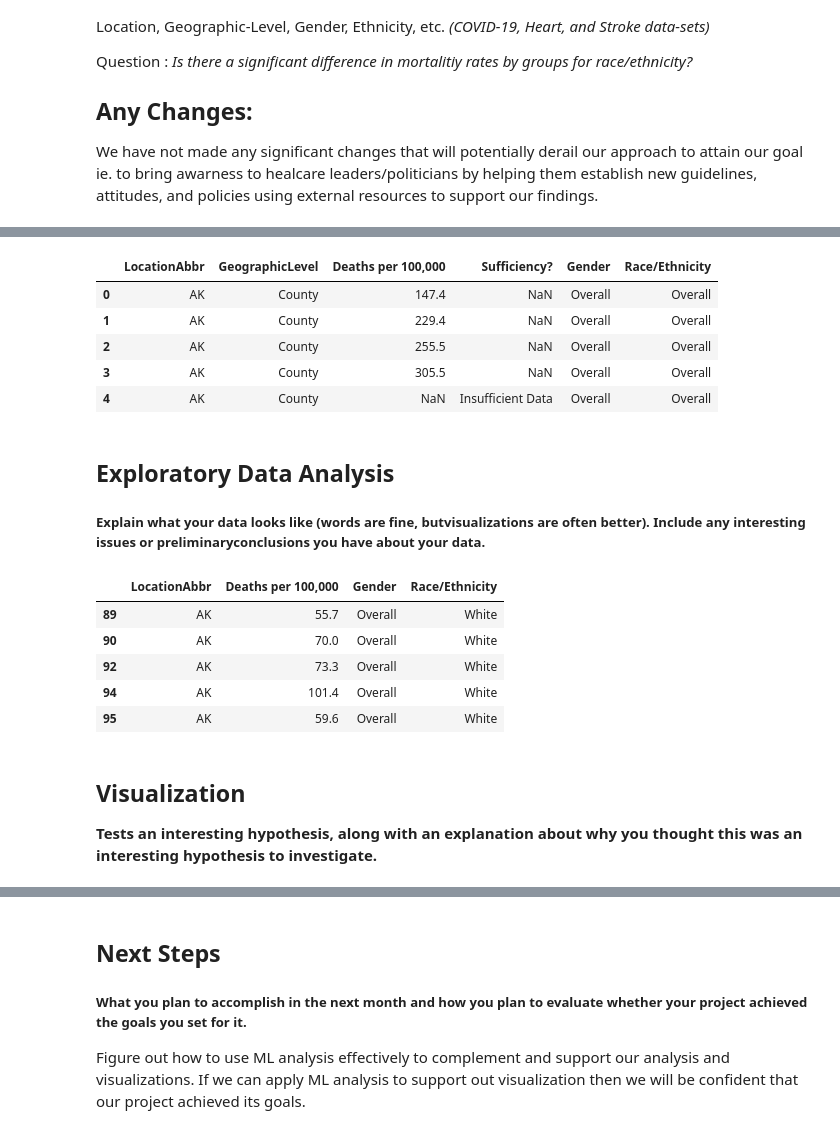
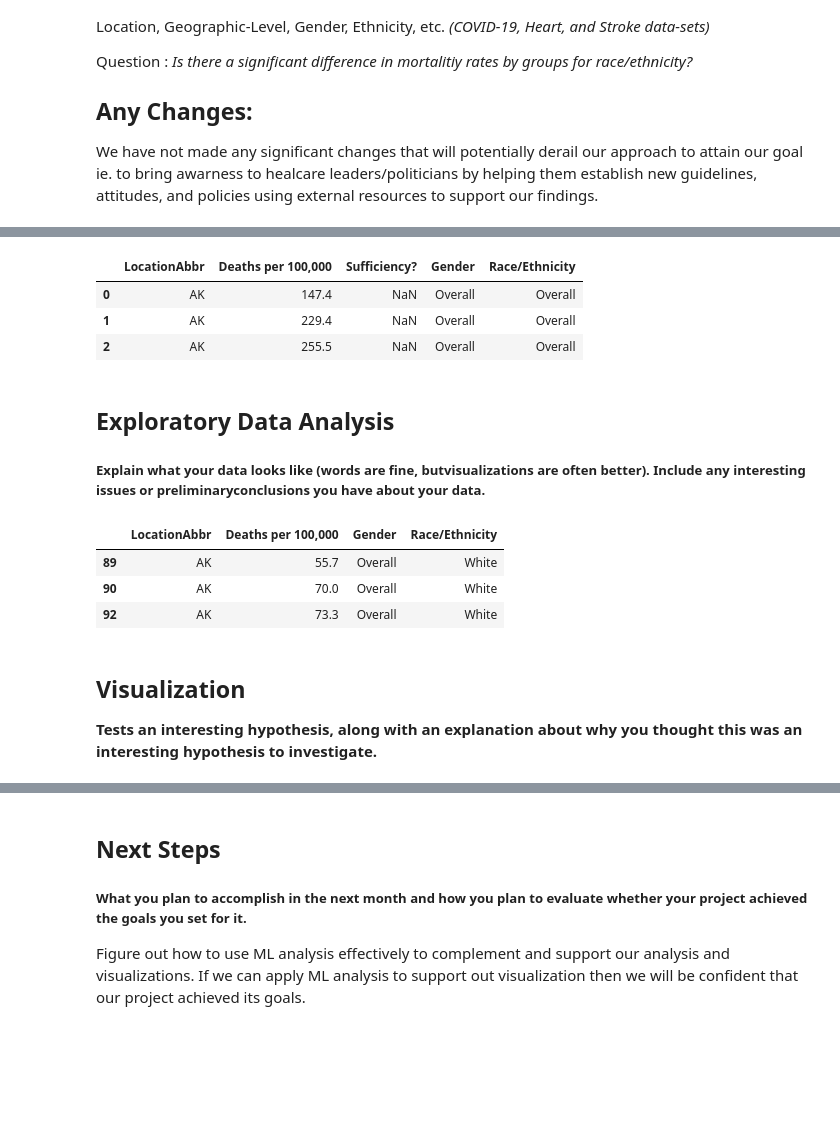
Before and after one commit to uic-cs418/cs418-spring22-quiz-gods, a Jupyter notebook: clean.ipynb, the cells around one changed output, grey strips where cells are left out. Drawn from its saved outputs; the diff is of its cells as text; code cells hidden in the pictures; blank space fills up the shorter version.

```diff
--- a/clean.ipynb
+++ b/clean.ipynb
@@ -53,28 +44,25 @@ strokeDf = removeC(stroke, strokeNotUsed)
 # %%
 #We want data analysis to be easy to process and less time to take, so let's clarify some column values and
 #create a legend key to shorten the column values to look through the dataset
 coviddf = coviddf.rename(columns = {'Non-Hispanic White':'W', 'Non-Hispanic Black or African American': 'B/AA',
                        'Non-Hispanic American Indian or Alaska Native':'AIAN', 'Non-Hispanic Asian':'A',
                         'Non-Hispanic Native Hawaiian or Other Pacific Islander': 'NH/OPI',
                         'Non Hispanic more than one race': 'MultipleRaces', 'Hispanic or Latino' : 'H/L'})
 
 heartDf = heartDf.rename(columns = {'Data_Value': 'Deaths per 100,000', 'Data_Value_Footnote': 'Sufficiency?'
                                ,'Stratification1': 'Gender', 'Stratification2': 'Race/Ethnicity'})
 
 strokeDf = strokeDf.rename(columns = {'Data_Value': 'Deaths per 100,000', 'Data_Value_Footnote': 'Sufficiency?'
                                  ,'Stratification1': 'Gender','Stratification2': 'Race/Ethnicity'})
 
-heartDf.head()
+heartDf.head(3)
 # %% [output]
-|  | LocationAbbr | GeographicLevel | Deaths per 100,000 | Sufficiency? | Gender | Race/Ethnicity |
-| 0 | AK | County | 147.4 | NaN | Overall | Overall |
-| 1 | AK | County | 229.4 | NaN | Overall | Overall |
-| 2 | AK | County | 255.5 | NaN | Overall | Overall |
-| 3 | AK | County | 305.5 | NaN | Overall | Overall |
-| 4 | AK | County | NaN | Insufficient Data | Overall | Overall |
+|  | LocationAbbr | Deaths per 100,000 | Sufficiency? | Gender | Race/Ethnicity |
+| 0 | AK | 147.4 | NaN | Overall | Overall |
+| 1 | AK | 229.4 | NaN | Overall | Overall |
+| 2 | AK | 255.5 | NaN | Overall | Overall |
 # %% [markdown]
-## **Exploratory Data Analysis** <br>
-
+## **Exploratory Data Analysis**
 #####  Explain what your data looks like (words are fine, butvisualizations are often better). Include any interesting issues or preliminaryconclusions you have about your data.
 # %%
 #Cleaning data to remove columns that does not have enough data
@@ -82,8 +70,6 @@ heartDf.head()
 #Filtering data to obtain overall results for gender and clear any insufficient data from our dataset
 heartDf = getSufficientData(heartDf)
 strokeDf = getSufficientData(strokeDf)
-
-
 
 #removing columns for Sufficiency as we only care about the race, death, and gender
 
@@ -92,17 +78,14 @@ heartUpdated = removeC(heartDf, notWanted)
 heartUpdated.head()
 
 strokeUpdated = removeC(strokeDf, notWanted)
-strokeUpdated.head()
+strokeUpdated.head(3)
 # %% [output]
 |  | LocationAbbr | Deaths per 100,000 | Gender | Race/Ethnicity |
 | 89 | AK | 55.7 | Overall | White |
 | 90 | AK | 70.0 | Overall | White |
 | 92 | AK | 73.3 | Overall | White |
-| 94 | AK | 101.4 | Overall | White |
-| 95 | AK | 59.6 | Overall | White |
 # %% [markdown]
-## Visualization <br>
-
+## Visualization
 **Tests an interesting hypothesis, along with an
 explanation about why you thought this was an interesting hypothesis to
 investigate.**
```
Also changed, not shown: parts of 4 cells of this notebook, 1 other file.
